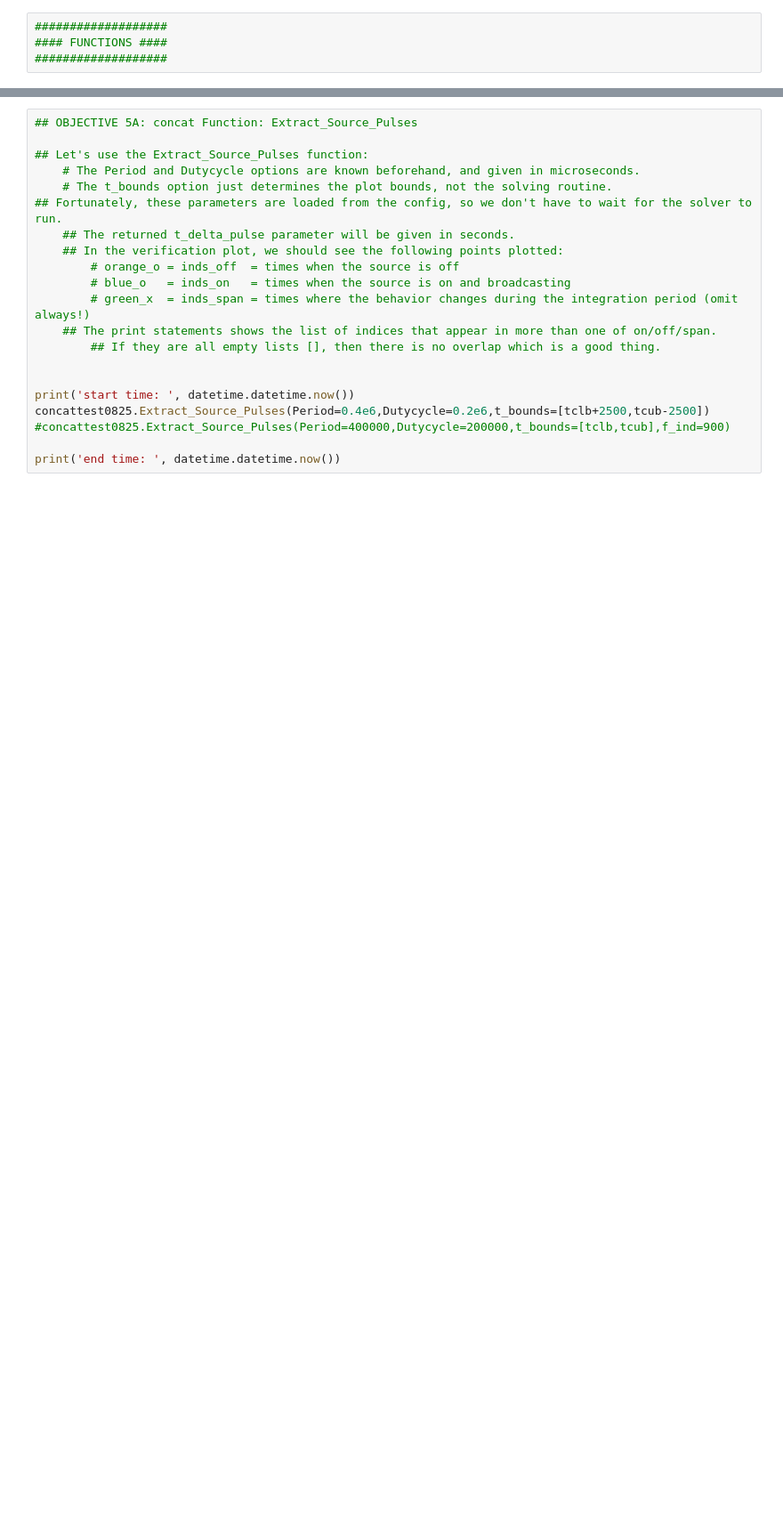
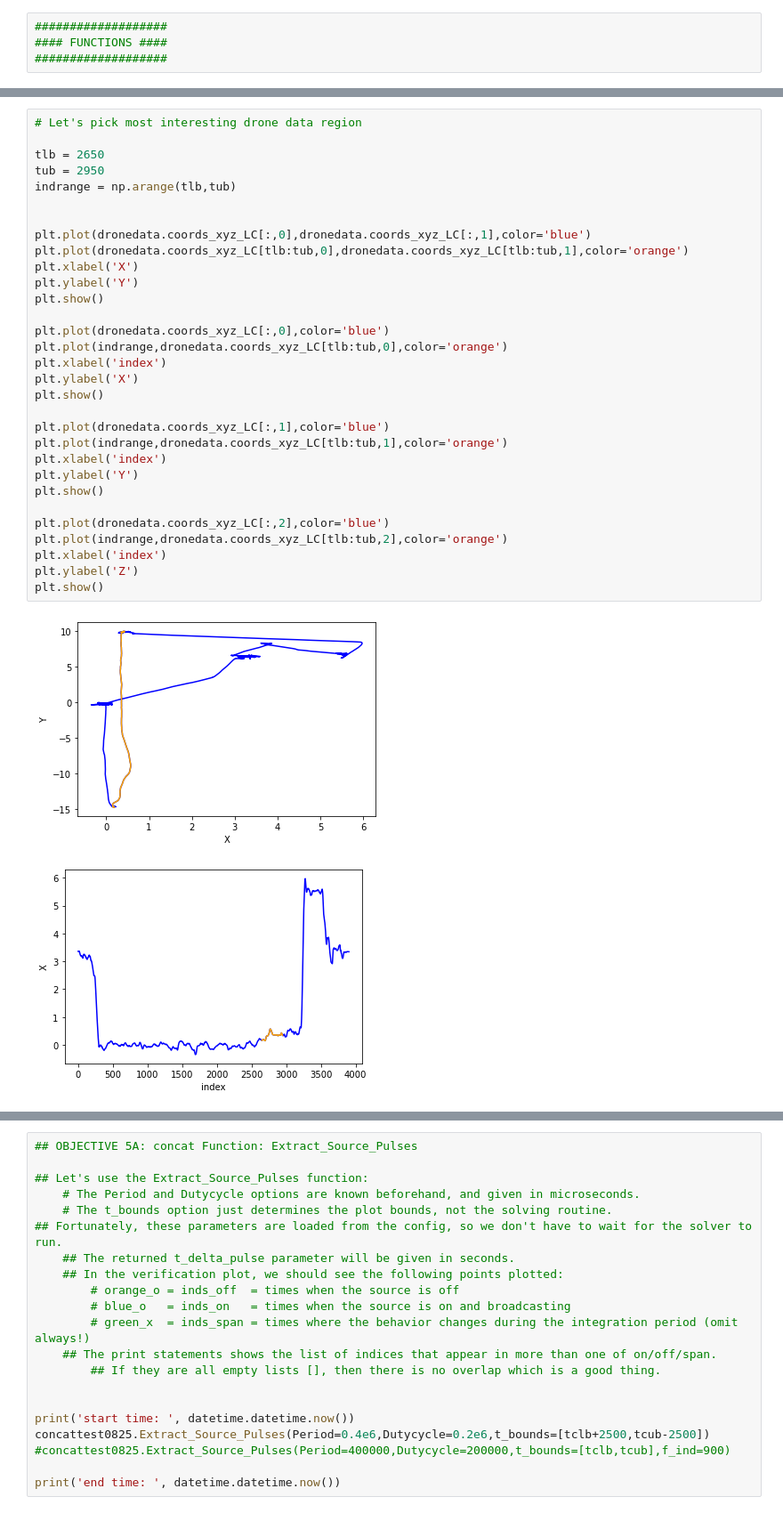
Before and after one commit to WrightLaboratory/newburghlabdrone, a Jupyter notebook: analysis/LBN_DNS_droneflights.ipynb, the cells around one changed output, grey strips where cells are left out. Shown: that part at 89% size. Saved outputs shown, nothing was run; the diff lists cells and outputs as text; blank space fills up the shorter version.

```diff
--- a/analysis/LBN_DNS_droneflights.ipynb
+++ b/analysis/LBN_DNS_droneflights.ipynb
@@ -165,0 +224,34 @@ legend()
+# %%
+# Let's pick most interesting drone data region
+
+tlb = 2650
+tub = 2950
+indrange = np.arange(tlb,tub)
+
+
+plt.plot(dronedata.coords_xyz_LC[:,0],dronedata.coords_xyz_LC[:,1],color='blue')
+plt.plot(dronedata.coords_xyz_LC[tlb:tub,0],dronedata.coords_xyz_LC[tlb:tub,1],color='orange')
+plt.xlabel('X')
+plt.ylabel('Y')
+plt.show()
+
+plt.plot(dronedata.coords_xyz_LC[:,0],color='blue')
+plt.plot(indrange,dronedata.coords_xyz_LC[tlb:tub,0],color='orange')
+plt.xlabel('index')
+plt.ylabel('X')
+plt.show()
+
+plt.plot(dronedata.coords_xyz_LC[:,1],color='blue')
+plt.plot(indrange,dronedata.coords_xyz_LC[tlb:tub,1],color='orange')
+plt.xlabel('index')
+plt.ylabel('Y')
+plt.show()
+
+plt.plot(dronedata.coords_xyz_LC[:,2],color='blue')
+plt.plot(indrange,dronedata.coords_xyz_LC[tlb:tub,2],color='orange')
+plt.xlabel('index')
+plt.ylabel('Z')
+plt.show()
+# %% [output]
+[figure, added]
+[figure, added]
```
Also changed, not shown: parts of 25 cells of this notebook.
